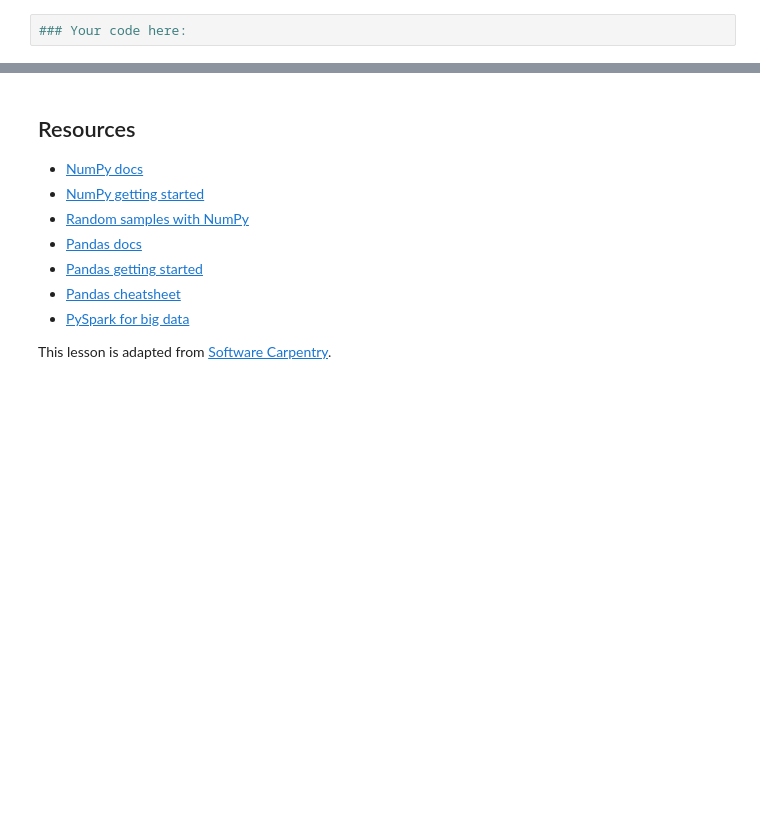
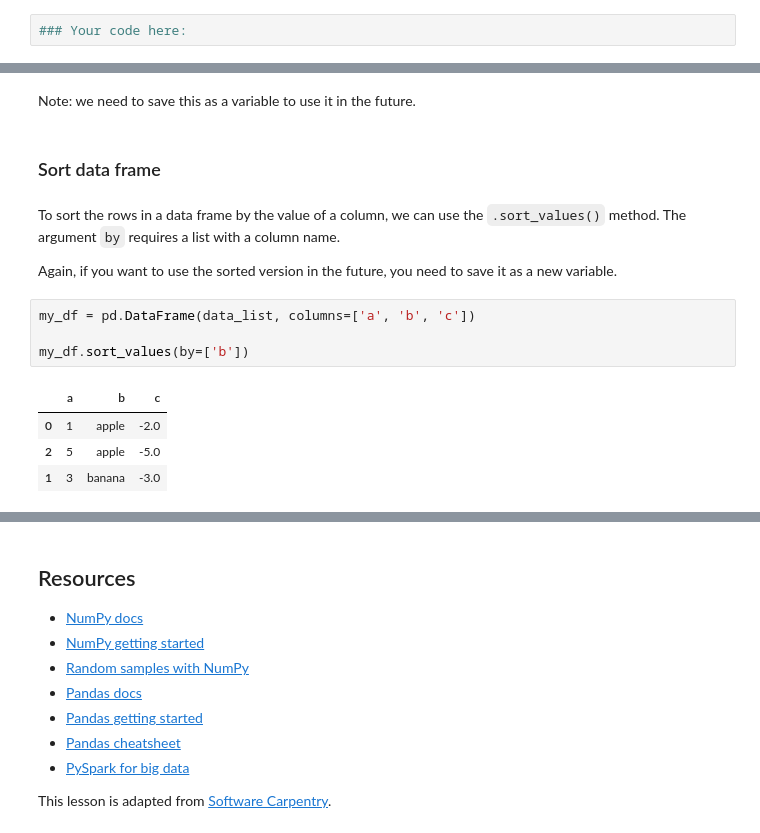
Before and after one commit to DeisData/python, a Jupyter notebook: sequential/numpy-pandas.ipynb, the cells around one changed output, grey strips where cells are left out. Drawn from its saved outputs; the diff is of its cells as text; blank space fills up the shorter version.

```diff
--- a/sequential/numpy-pandas.ipynb
+++ b/sequential/numpy-pandas.ipynb
@@ -459,0 +498,17 @@ Within that subset, calculate the mean GDP per 1000 people across entries.
+# %% [markdown]
+Note: we need to save this as a variable to use it in the future.
+# %% [markdown]
+### Sort data frame
+# %% [markdown]
+To sort the rows in a data frame by the value of a column, we can use the `.sort_values()` method. The argument `by` requires a list with a column name.
+
+Again, if you want to use the sorted version in the future, you need to save it as a new variable.
+# %%
+my_df = pd.DataFrame(data_list, columns=['a', 'b', 'c'])
+
+my_df.sort_values(by=['b'])
+# %% [output]
+|  | a | b | c |
+| 0 | 1 | apple | -2.0 |
+| 2 | 5 | apple | -5.0 |
+| 1 | 3 | banana | -3.0 |
```
Also changed, not shown: parts of 13 cells of this notebook.
